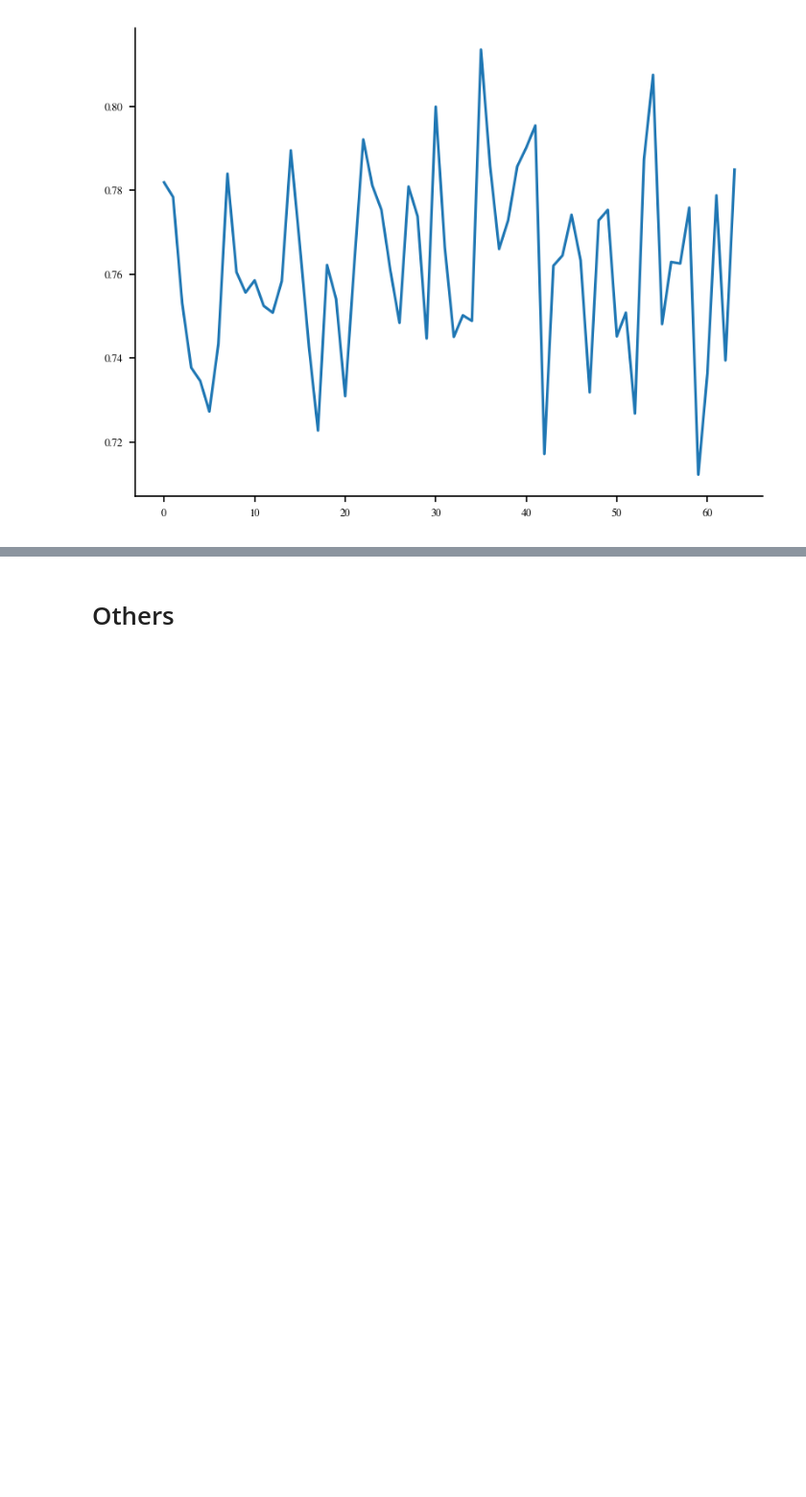
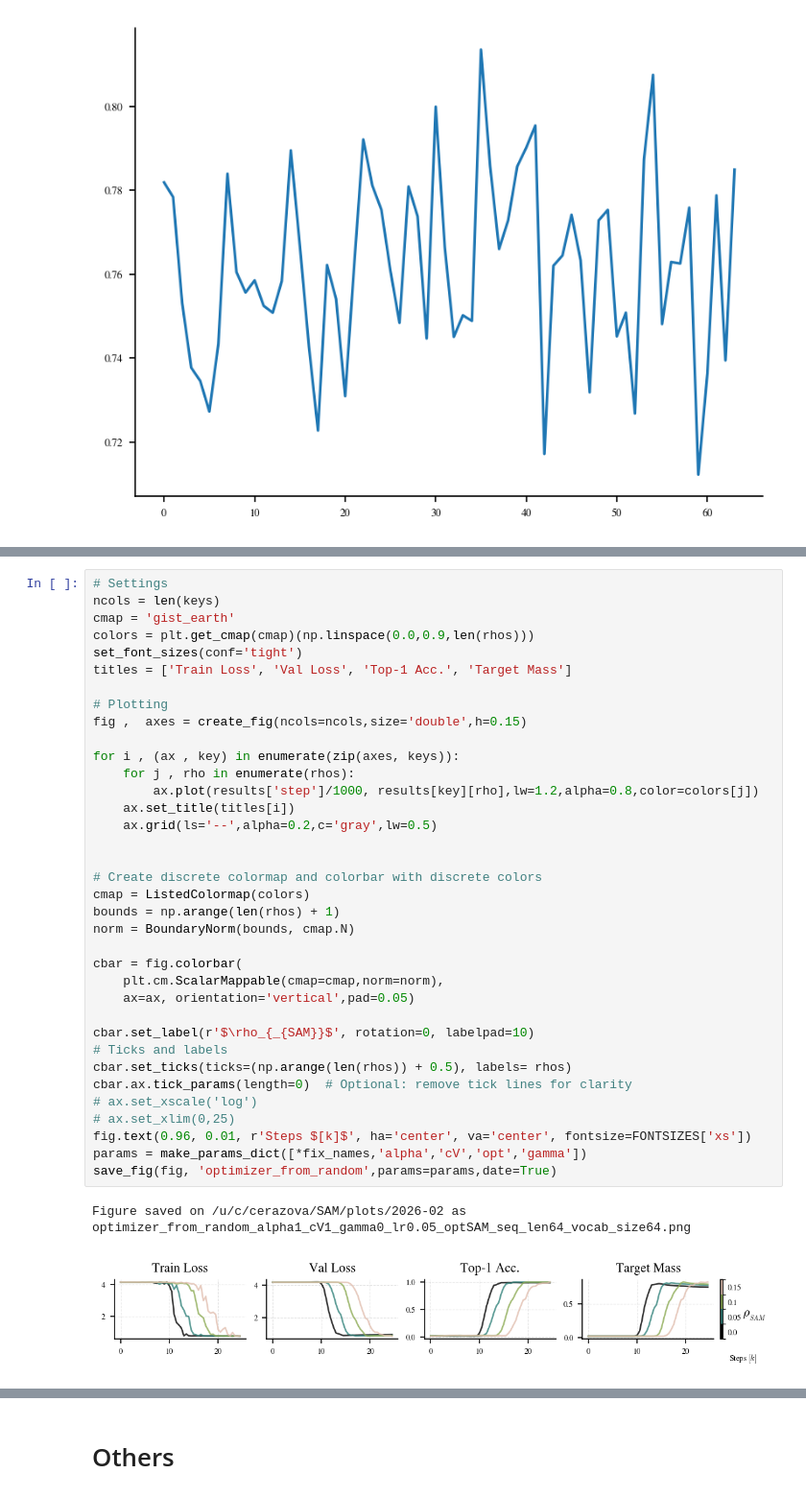
Before and after one commit to CristopherErazo/SAM, a Jupyter notebook: notebooks/26_02_09_Simplified_Task.ipynb, the cells around one changed output, grey strips where cells are left out. Shown at 96% size. Cells and saved outputs as stored; diff of their text form; blank space fills up the shorter version.

Commit message:
Add label noise and plots with optimizers

```diff
--- a/notebooks/26_02_09_Simplified_Task.ipynb
+++ b/notebooks/26_02_09_Simplified_Task.ipynb
@@ -454,0 +495,39 @@ plt.plot(x,np.diag(S,k=0))
+# %%
+# Settings
+ncols = len(keys)
+cmap = 'gist_earth'
+colors = plt.get_cmap(cmap)(np.linspace(0.0,0.9,len(rhos)))
+set_font_sizes(conf='tight')
+titles = ['Train Loss', 'Val Loss', 'Top-1 Acc.', 'Target Mass']
+
+# Plotting
+fig ,  axes = create_fig(ncols=ncols,size='double',h=0.15)
+
+for i , (ax , key) in enumerate(zip(axes, keys)):
+    for j , rho in enumerate(rhos):
+        ax.plot(results['step']/1000, results[key][rho],lw=1.2,alpha=0.8,color=colors[j])
+    ax.set_title(titles[i])
+    ax.grid(ls='--',alpha=0.2,c='gray',lw=0.5)
+
+
+# Create discrete colormap and colorbar with discrete colors
+cmap = ListedColormap(colors)
+bounds = np.arange(len(rhos) + 1)
+norm = BoundaryNorm(bounds, cmap.N)
+
+cbar = fig.colorbar(
+    plt.cm.ScalarMappable(cmap=cmap,norm=norm),
+    ax=ax, orientation='vertical',pad=0.05)
+
+cbar.set_label(r'$\rho_{_{SAM}}$', rotation=0, labelpad=10)
+# Ticks and labels
+cbar.set_ticks(ticks=(np.arange(len(rhos)) + 0.5), labels= rhos)
+cbar.ax.tick_params(length=0)  # Optional: remove tick lines for clarity
+# ax.set_xscale('log')
+# ax.set_xlim(0,25)
+fig.text(0.96, 0.01, r'Steps $[k]$', ha='center', va='center', fontsize=FONTSIZES['xs'])
+params = make_params_dict([*fix_names,'alpha','cV','opt','gamma'])
+save_fig(fig, 'optimizer_from_random',params=params,date=True)
+# %% [output]
+Figure saved on /u/c/cerazova/SAM/plots/2026-02 as optimizer_from_random_alpha1_cV1_gamma0_lr0.05_optSAM_seq_len64_vocab_size64.png
+[figure, added]
```
Also changed, not shown: parts of 4 cells of this notebook, 6 other files.
